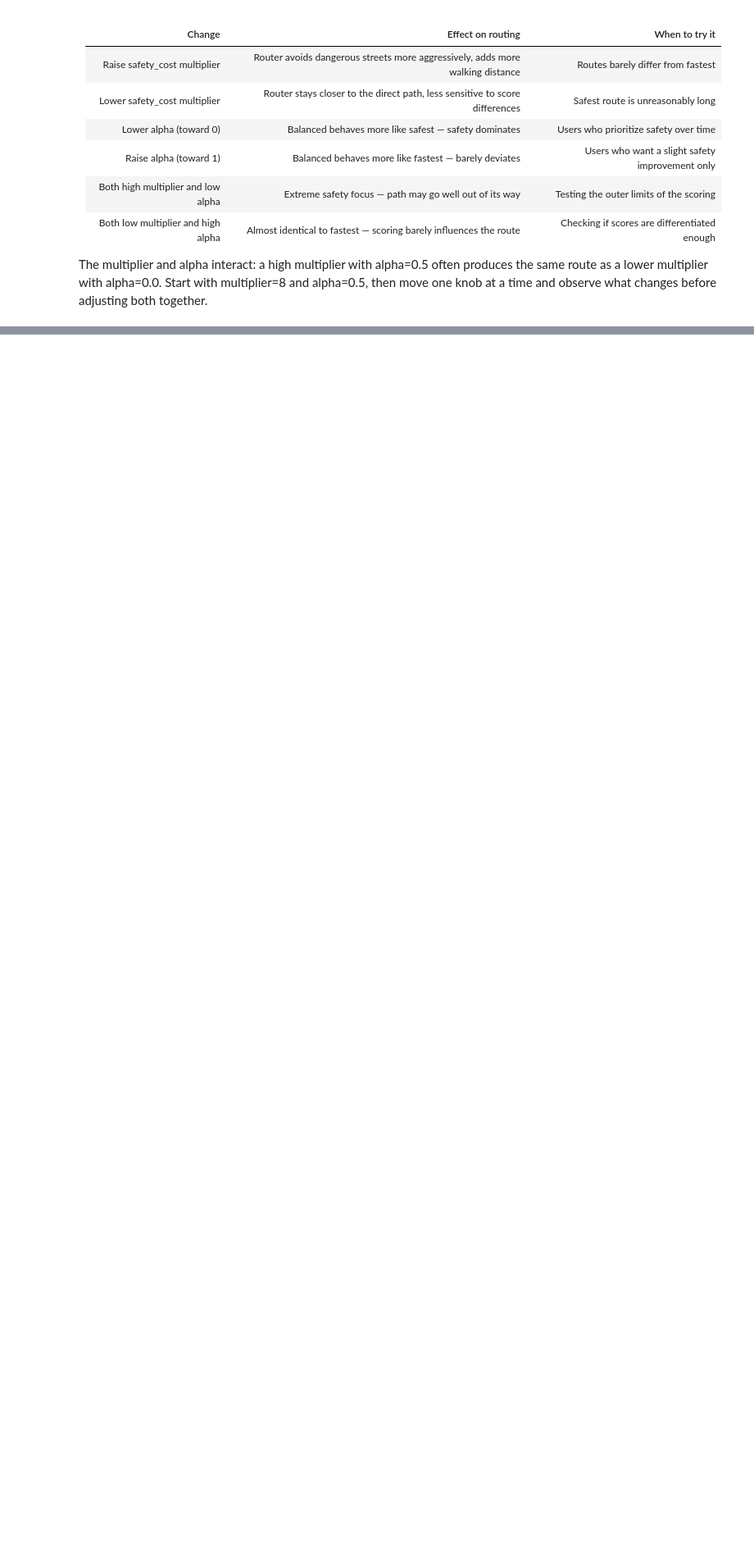
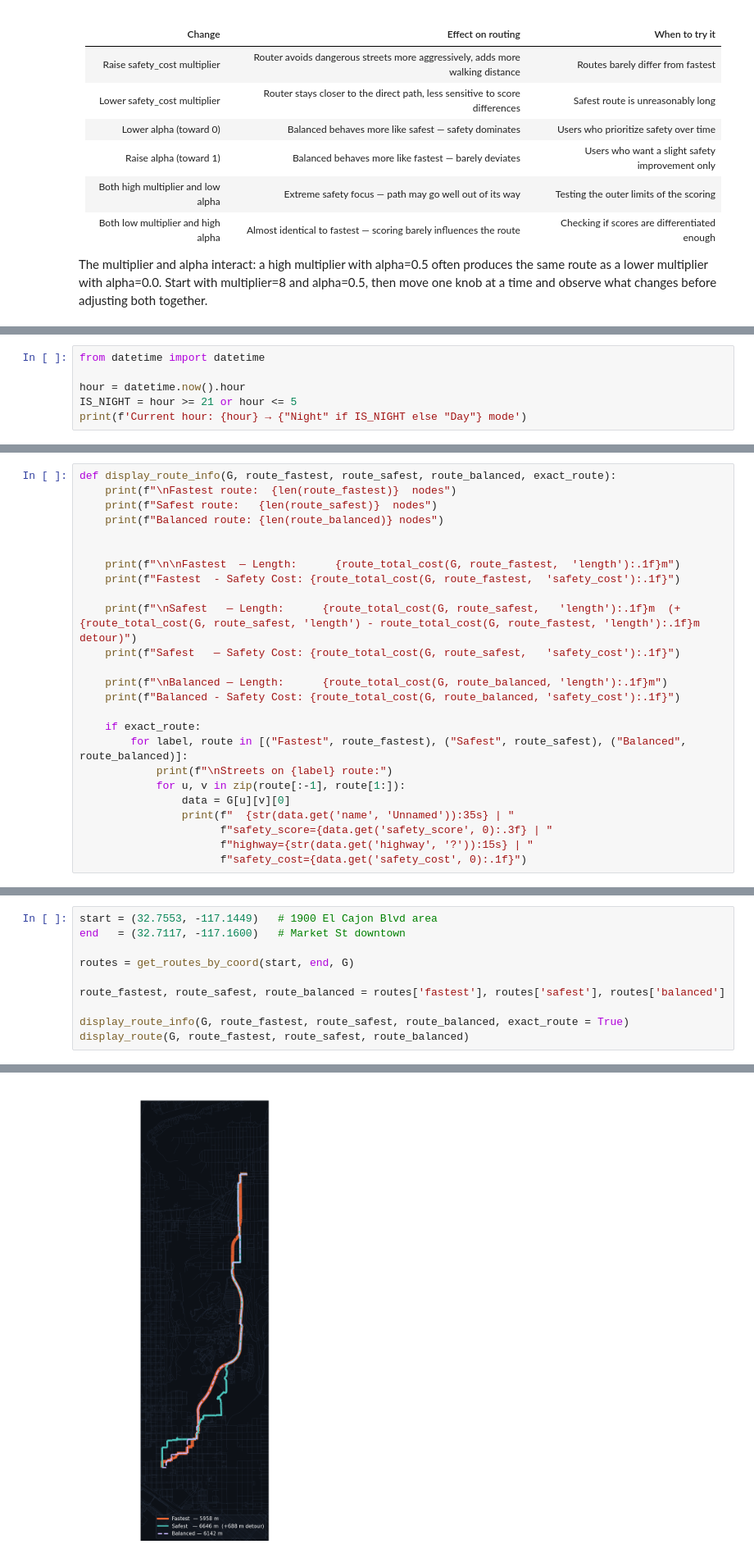
Before and after one commit to vanshika-s/SafePath, a Jupyter notebook: notebooks/safety-score-edge.ipynb, the cells around one changed output, grey strips where cells are left out. Shown at 82% size. Saved outputs shown, nothing was run; the diff lists cells and outputs as text; blank space fills up the shorter version.

Commit message:
Fine tuned weights and cost formulas

```diff
--- a/notebooks/safety-score-edge.ipynb
+++ b/notebooks/safety-score-edge.ipynb
@@ -177,0 +200,6 @@ from datetime import datetime               # system clock for day/night detecti
+# %%
+from datetime import datetime
+
+hour = datetime.now().hour
+IS_NIGHT = hour >= 21 or hour <= 5
+print(f'Current hour: {hour} → {"Night" if IS_NIGHT else "Day"} mode')
@@ -177,0 +297,25 @@ from datetime import datetime               # system clock for day/night detecti
+# %%
+def display_route_info(G, route_fastest, route_safest, route_balanced, exact_route):
+    print(f"\nFastest route:  {len(route_fastest)}  nodes")
+    print(f"Safest route:   {len(route_safest)}  nodes")
+    print(f"Balanced route: {len(route_balanced)} nodes")
+
+
+    print(f"\n\nFastest  — Length:      {route_total_cost(G, route_fastest,  'length'):.1f}m")
+    print(f"Fastest  - Safety Cost: {route_total_cost(G, route_fastest,  'safety_cost'):.1f}")
+
+    print(f"\nSafest   — Length:      {route_total_cost(G, route_safest,   'length'):.1f}m  (+{route_total_cost(G, route_safest, 'length') - route_total_cost(G, route_fastest, 'length'):.1f}m detour)")
+    print(f"Safest   — Safety Cost: {route_total_cost(G, route_safest,   'safety_cost'):.1f}")
+
+    print(f"\nBalanced — Length:      {route_total_cost(G, route_balanced, 'length'):.1f}m")
+    print(f"Balanced - Safety Cost: {route_total_cost(G, route_balanced, 'safety_cost'):.1f}")
+
+    if exact_route:
+        for label, route in [("Fastest", route_fastest), ("Safest", route_safest), ("Balanced", route_balanced)]:
+            print(f"\nStreets on {label} route:")
+            for u, v in zip(route[:-1], route[1:]):
+                data = G[u][v][0]
+                print(f"  {str(data.get('name', 'Unnamed')):35s} | "
+                      f"safety_score={data.get('safety_score', 0):.3f} | "
+                      f"highway={str(data.get('highway', '?')):15s} | "
+                      f"safety_cost={data.get('safety_cost', 0):.1f}")
@@ -177,0 +396,11 @@ from datetime import datetime               # system clock for day/night detecti
+# %%
+start = (32.7553, -117.1449)   # 1900 El Cajon Blvd area
+end   = (32.7117, -117.1600)   # Market St downtown
+
+routes = get_routes_by_coord(start, end, G)
+
+route_fastest, route_safest, route_balanced = routes['fastest'], routes['safest'], routes['balanced']
+
+display_route_info(G, route_fastest, route_safest, route_balanced, exact_route = True)
+display_route(G, route_fastest, route_safest, route_balanced)
+# %% [output]
@@ -177,0 +424 @@ from datetime import datetime               # system clock for day/night detecti
+[figure, added]
```
Also changed, not shown: parts of 11 cells of this notebook.
